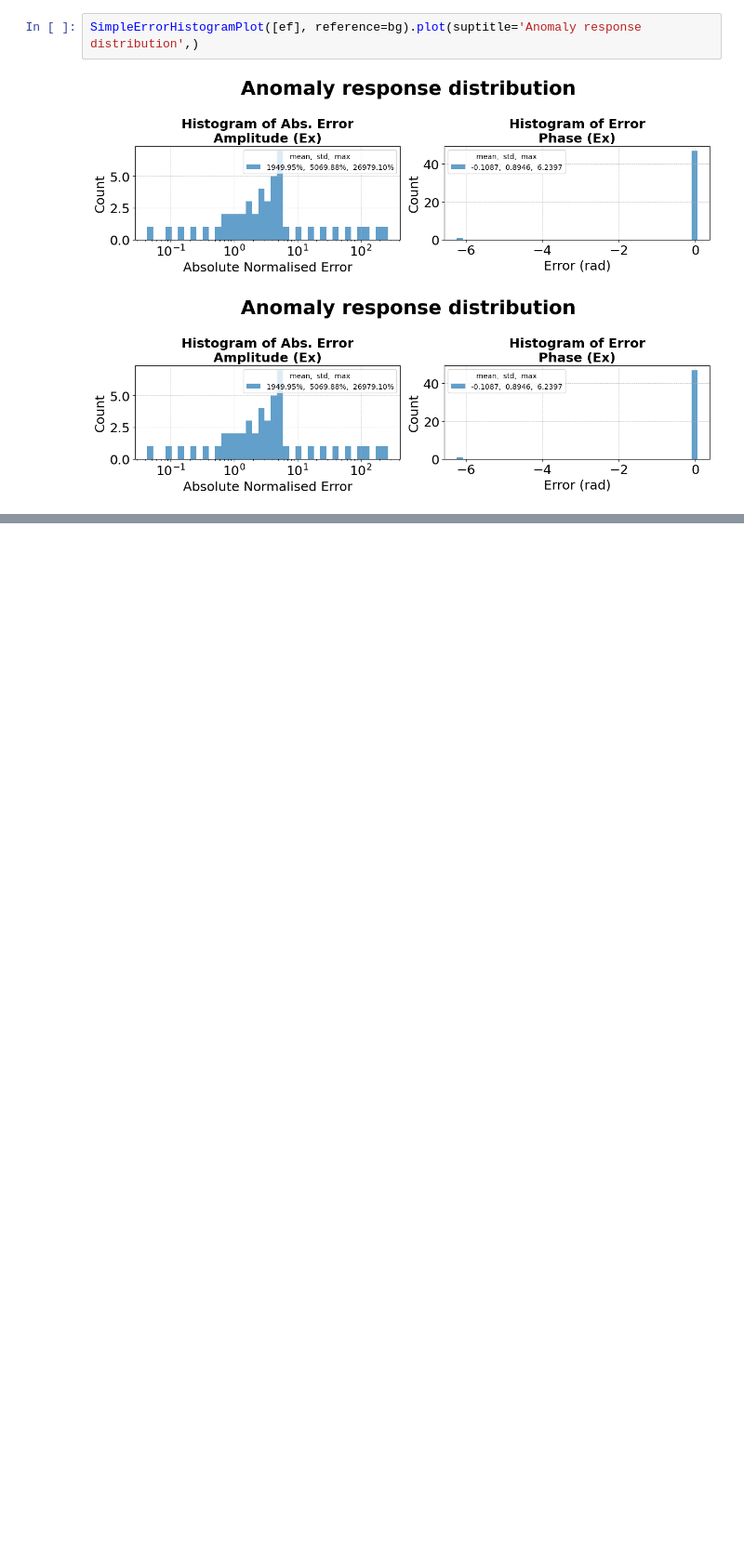
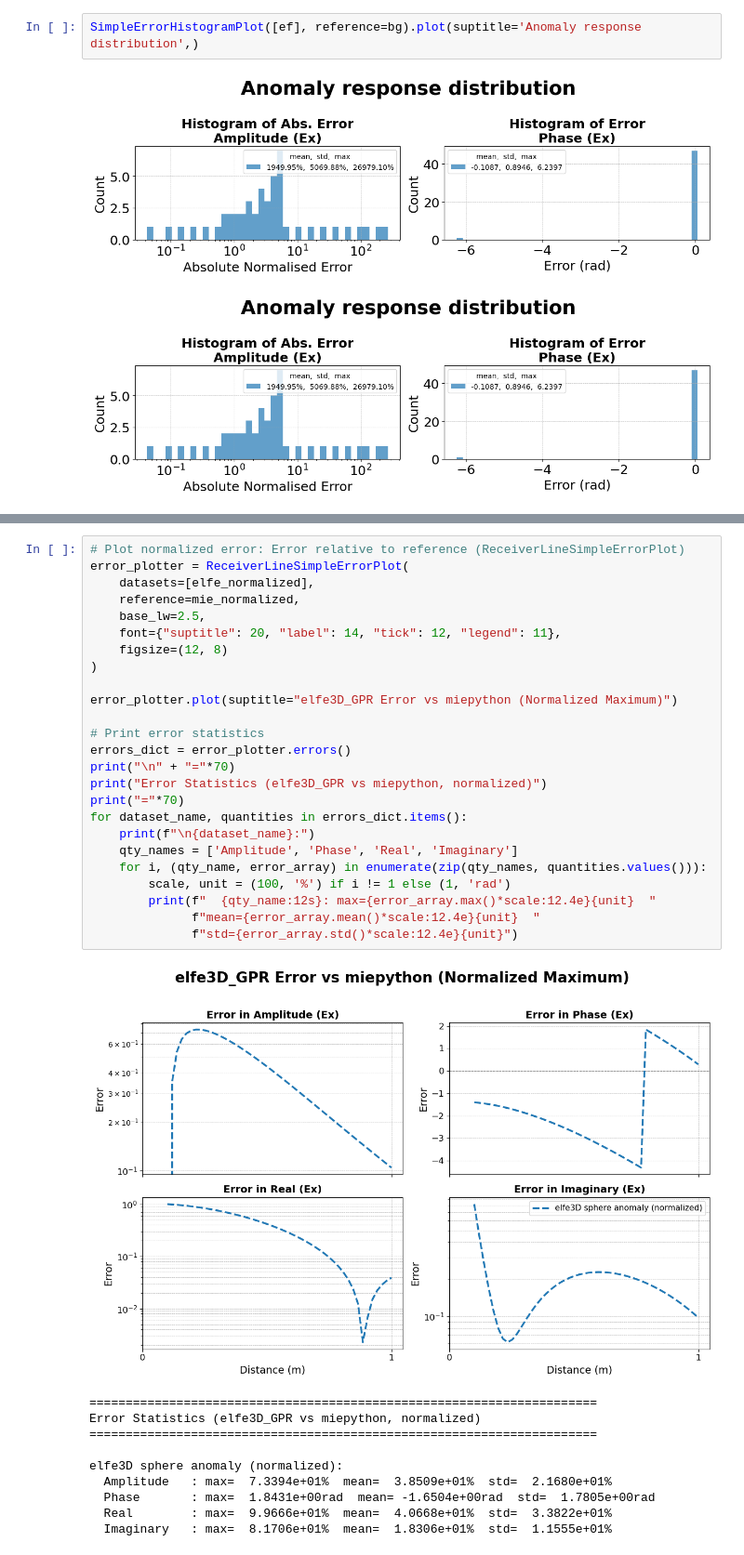
Before and after one commit to emsig/elfe3D_GPR, a Jupyter notebook: examples/04_anomalous_earth/anomaly_sphere_hs.ipynb, the cells around one changed output, grey strips where cells are left out. Shown at 93% size. Drawn from its saved outputs; the diff is of its cells as text; blank space fills up the shorter version.

```diff
--- a/examples/04_anomalous_earth/anomaly_sphere_hs.ipynb
+++ b/examples/04_anomalous_earth/anomaly_sphere_hs.ipynb
@@ -282,0 +357,36 @@ SimpleErrorHistogramPlot([ef], reference=bg).plot(suptitle='Anomaly response dis
+# %%
+# Plot normalized error: Error relative to reference (ReceiverLineSimpleErrorPlot)
+error_plotter = ReceiverLineSimpleErrorPlot(
+    datasets=[elfe_normalized],
+    reference=mie_normalized,
+    base_lw=2.5,
+    font={"suptitle": 20, "label": 14, "tick": 12, "legend": 11},
+    figsize=(12, 8)
+)
+
+error_plotter.plot(suptitle="elfe3D_GPR Error vs miepython (Normalized Maximum)")
+
+# Print error statistics
+errors_dict = error_plotter.errors()
+print("\n" + "="*70)
+print("Error Statistics (elfe3D_GPR vs miepython, normalized)")
+print("="*70)
+for dataset_name, quantities in errors_dict.items():
+    print(f"\n{dataset_name}:")
+    qty_names = ['Amplitude', 'Phase', 'Real', 'Imaginary']
+    for i, (qty_name, error_array) in enumerate(zip(qty_names, quantities.values())):
+        scale, unit = (100, '%') if i != 1 else (1, 'rad')
+        print(f"  {qty_name:12s}: max={error_array.max()*scale:12.4e}{unit}  "
+              f"mean={error_array.mean()*scale:12.4e}{unit}  "
+              f"std={error_array.std()*scale:12.4e}{unit}")
+# %% [output]
+[figure, added]
+======================================================================
+Error Statistics (elfe3D_GPR vs miepython, normalized)
+======================================================================
+
+elfe3D sphere anomaly (normalized):
+  Amplitude   : max=  7.3394e+01%  mean=  3.8509e+01%  std=  2.1680e+01%
+  Phase       : max=  1.8431e+00rad  mean= -1.6504e+00rad  std=  1.7805e+00rad
+  Real        : max=  9.9666e+01%  mean=  4.0668e+01%  std=  3.3822e+01%
+  Imaginary   : max=  8.1706e+01%  mean=  1.8306e+01%  std=  1.1555e+01%
```
Also changed, not shown: parts of 7 cells of this notebook, 6 other files.
